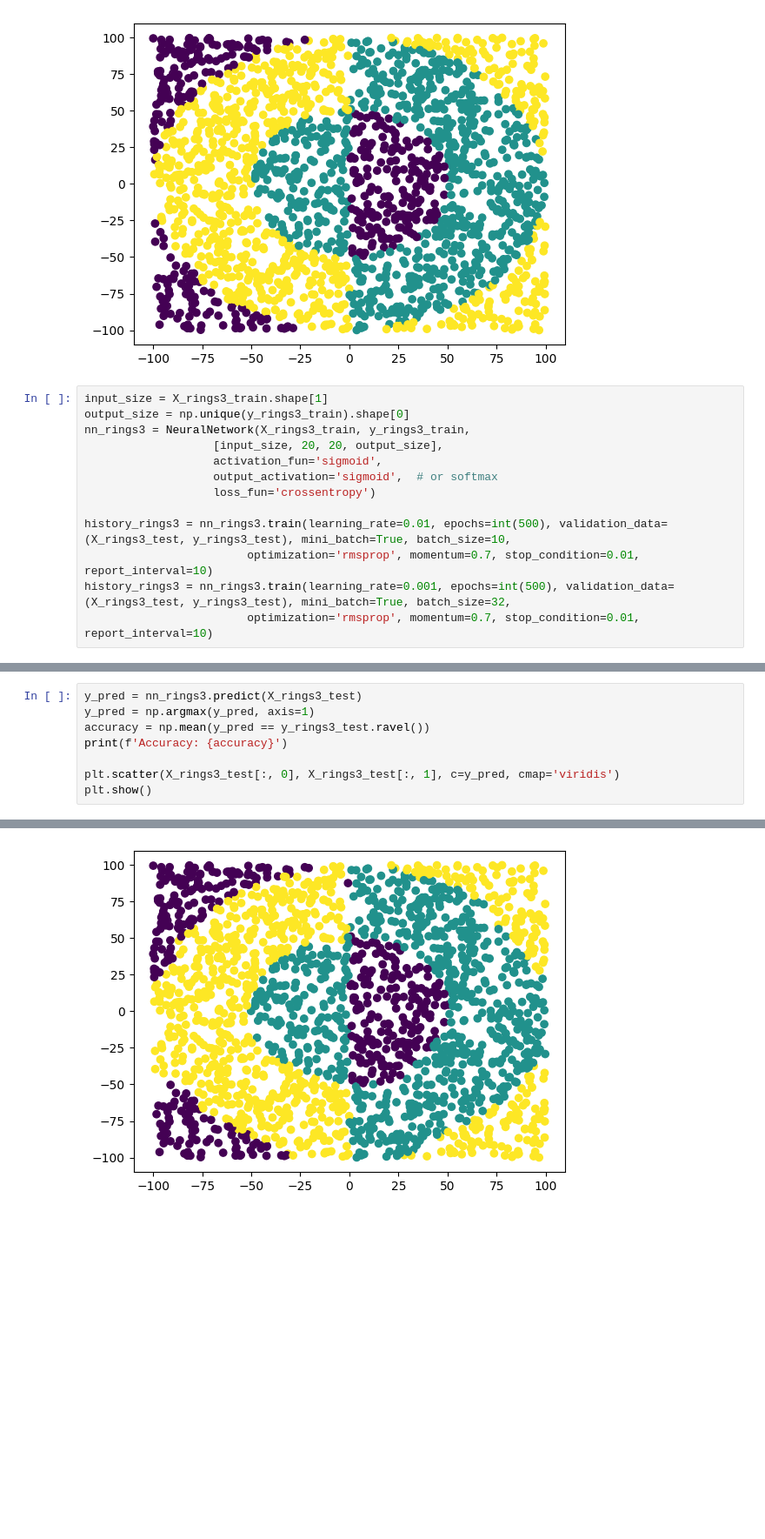
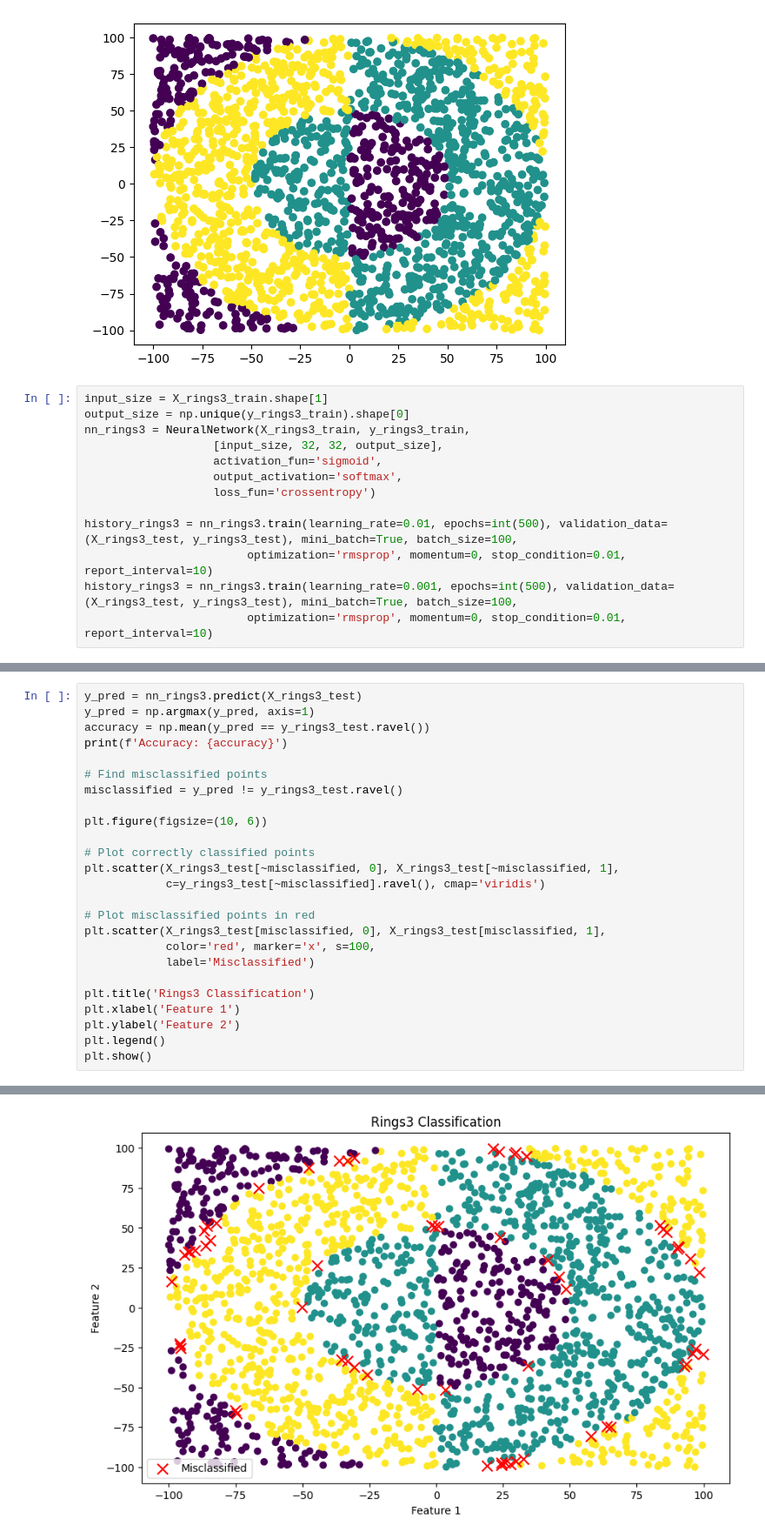
Before and after one commit to wojcikbart/NeuralNetworks, a Jupyter notebook: nn4/nn4.ipynb, the cells around one changed output, grey strips where cells are left out. Shown at 87% size. Cells and saved outputs as stored; diff of their text form; blank space fills up the shorter version.

```diff
--- a/nn4/nn4.ipynb
+++ b/nn4/nn4.ipynb
@@ -87,13 +100,13 @@ plt.show()
 input_size = X_rings3_train.shape[1]
 output_size = np.unique(y_rings3_train).shape[0]
 nn_rings3 = NeuralNetwork(X_rings3_train, y_rings3_train,
-                   [input_size, 20, 20, output_size],
+                   [input_size, 32, 32, output_size],
                    activation_fun='sigmoid',
-                   output_activation='sigmoid',  # or softmax
+                   output_activation='softmax',
                    loss_fun='crossentropy')
 
-history_rings3 = nn_rings3.train(learning_rate=0.01, epochs=int(500), validation_data=(X_rings3_test, y_rings3_test), mini_batch=True, batch_size=10,
-                        optimization='rmsprop', momentum=0.7, stop_condition=0.01, report_interval=10)
-history_rings3 = nn_rings3.train(learning_rate=0.001, epochs=int(500), validation_data=(X_rings3_test, y_rings3_test), mini_batch=True, batch_size=32,
-                        optimization='rmsprop', momentum=0.7, stop_condition=0.01, report_interval=10)
+history_rings3 = nn_rings3.train(learning_rate=0.01, epochs=int(500), validation_data=(X_rings3_test, y_rings3_test), mini_batch=True, batch_size=100,
+                        optimization='rmsprop', momentum=0, stop_condition=0.01, report_interval=10)
+history_rings3 = nn_rings3.train(learning_rate=0.001, epochs=int(500), validation_data=(X_rings3_test, y_rings3_test), mini_batch=True, batch_size=100,
+                        optimization='rmsprop', momentum=0, stop_condition=0.01, report_interval=10)
 # %% [output]
@@ -120,6 +120,23 @@ y_pred = np.argmax(y_pred, axis=1)
 accuracy = np.mean(y_pred == y_rings3_test.ravel())
 print(f'Accuracy: {accuracy}')
 
-plt.scatter(X_rings3_test[:, 0], X_rings3_test[:, 1], c=y_pred, cmap='viridis')
+# Find misclassified points
+misclassified = y_pred != y_rings3_test.ravel()
+
+plt.figure(figsize=(10, 6))
+
+# Plot correctly classified points
+plt.scatter(X_rings3_test[~misclassified, 0], X_rings3_test[~misclassified, 1],
+            c=y_rings3_test[~misclassified].ravel(), cmap='viridis')
+
+# Plot misclassified points in red
+plt.scatter(X_rings3_test[misclassified, 0], X_rings3_test[misclassified, 1],
+            color='red', marker='x', s=100,
+            label='Misclassified')
+
+plt.title('Rings3 Classification')
+plt.xlabel('Feature 1')
+plt.ylabel('Feature 2')
+plt.legend()
 plt.show()
 # %% [output]
@@ -127 +144 @@ Accuracy: 0.964
-[figure, old version]
+[figure, new version]
```
Also changed, not shown: parts of 8 cells of this notebook, 1 other file.
